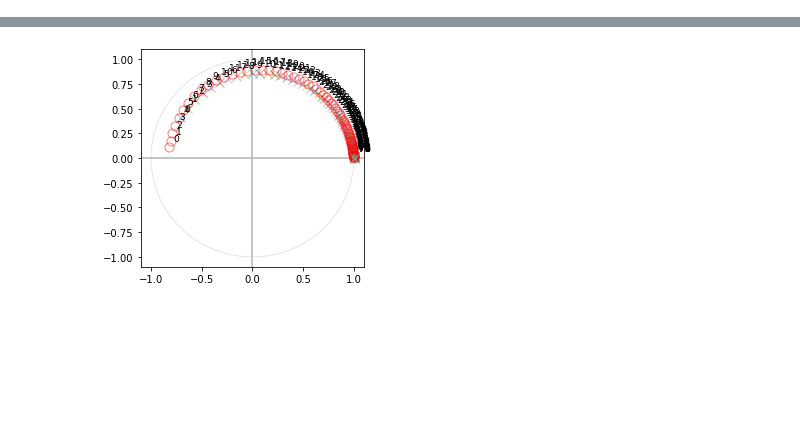
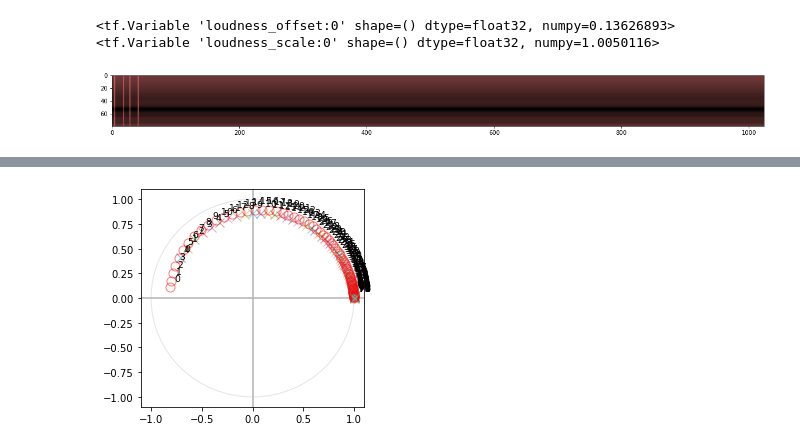
Before and after one commit to google-research/korvapuusti, a Jupyter notebook: experiments/partial_loudness/analysis/jupyter/TensorEars.ipynb, the cells around one changed output, grey strips where cells are left out. Saved outputs shown, nothing was run; the diff lists cells and outputs as text; code cells hidden in the pictures; blank space fills up the shorter version.

```diff
--- a/experiments/partial_loudness/analysis/jupyter/TensorEars.ipynb
+++ b/experiments/partial_loudness/analysis/jupyter/TensorEars.ipynb
@@ -420,2 +505,8 @@ tf.Tensor(
+# %%
+lpl.plot_snr(ex0[0][0,:window_size])
+print(lpl._loudness_offset, lpl._loudness_scale)
+# %% [output]
+<tf.Variable 'loudness_offset:0' shape=() dtype=float32, numpy=0.13626893> <tf.Variable 'loudness_scale:0' shape=() dtype=float32, numpy=1.0050116>
+[figure, added]
 # %%
 ear = EarSNRLayer()
```
Also changed, not shown: parts of 9 cells of this notebook.
